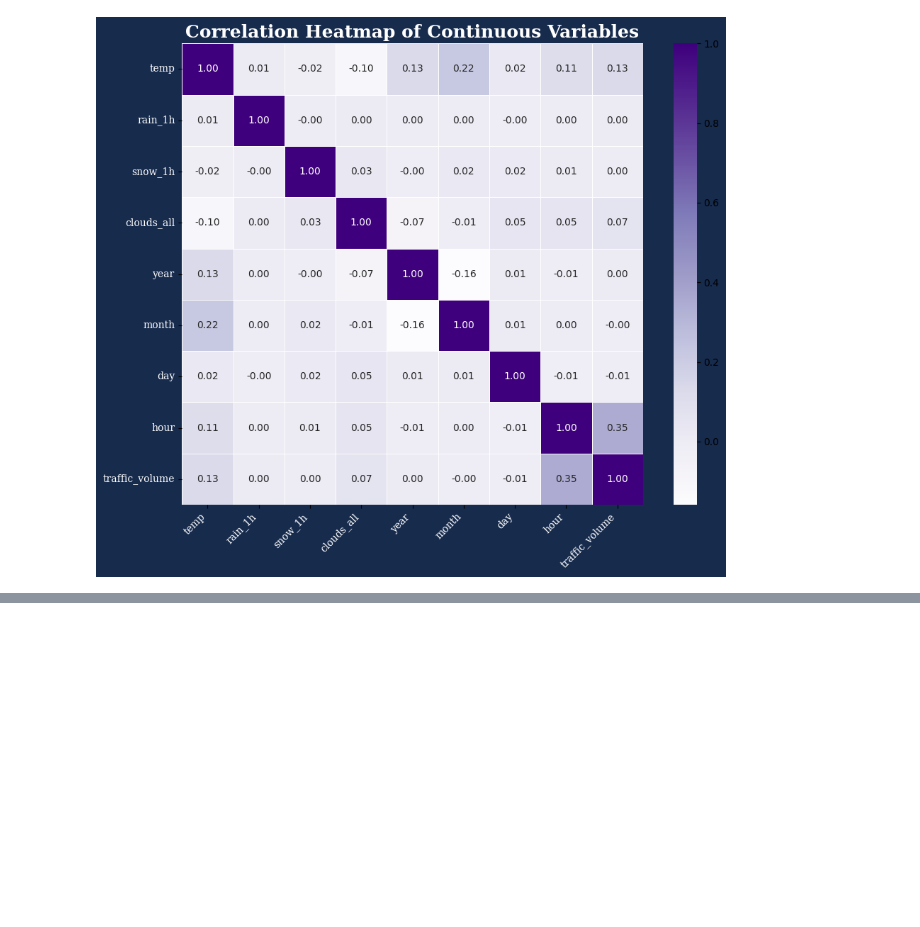
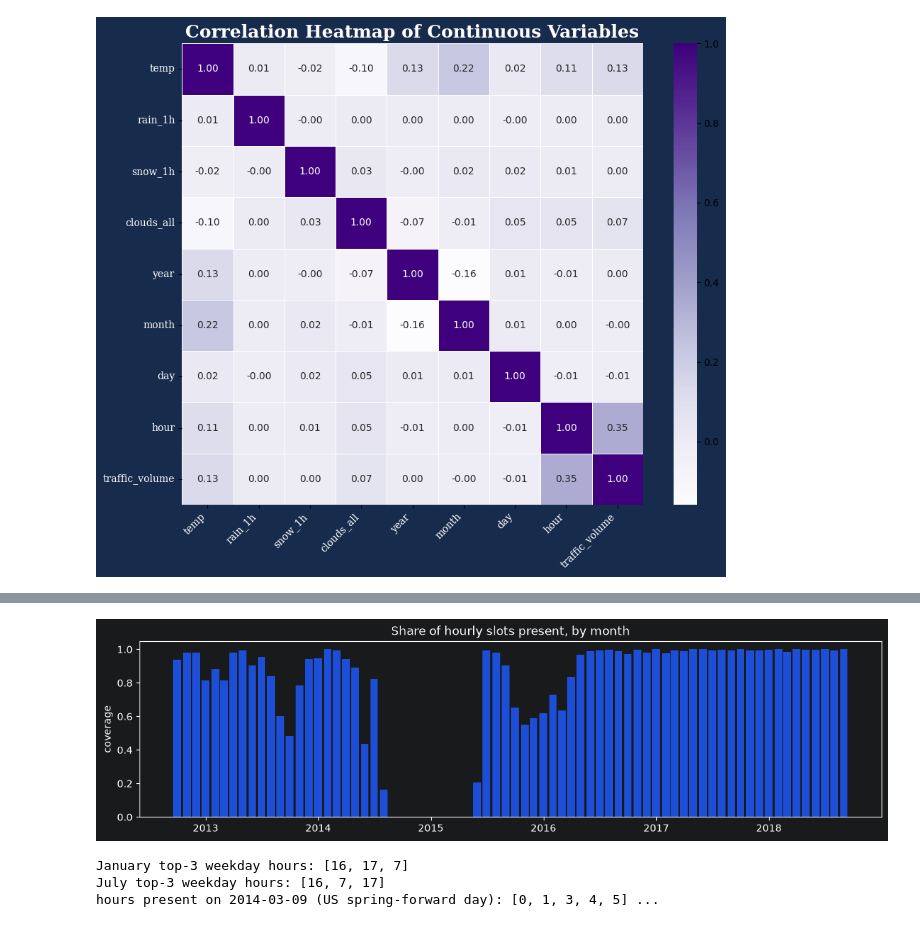
Before and after one commit to MaralFarahmandfar/studybuild-machine-learning, a Jupyter notebook: project-02/notebooks/traffic-analysis.ipynb, the cells around one changed output, grey strips where cells are left out. Drawn from its saved outputs; the diff is of its cells as text; code cells hidden in the pictures; blank space fills up the shorter version.

```diff
--- a/project-02/notebooks/traffic-analysis.ipynb
+++ b/project-02/notebooks/traffic-analysis.ipynb
@@ -690,0 +970,17 @@ plt.show()
+# %%
+ts = pd.DatetimeIndex(sorted(raw.date_time.unique()))
+full = pd.date_range(ts.min(), ts.max(), freq='h')
+print(f'expected hourly slots: {len(full):,} | present: {len(ts):,} | absent: {len(full)-len(ts):,} ({100*(len(full)-len(ts))/len(full):.1f}%)')
+
+gaps = pd.Series(ts[1:] - ts[:-1], index=ts[1:])
+big = gaps[gaps > pd.Timedelta(hours=48)].sort_values(ascending=False)
+print('\ngaps longer than 48h:')
+for end, g in big.head(6).items():
+    print(f'  {end - g} -> {end}   ({g.days} days {g.seconds//3600} h)')
+
+cov = pd.Series(1, index=ts).resample('MS').sum() / (pd.Series(1, index=full).resample('MS').sum())
+fig, ax = plt.subplots(figsize=(11, 3), constrained_layout=True)
+ax.bar(cov.index, cov.values, width=25, color='#1d4ed8')
+ax.set_title('Share of hourly slots present, by month'); ax.set_ylabel('coverage'); ax.set_ylim(0, 1.05)
+plt.show()
+# %% [output]
@@ -690,0 +996,12 @@ plt.show()
+[figure, added]
+# %%
+t0 = raw.drop_duplicates('date_time').set_index('date_time').traffic_volume
+wd0 = t0[t0.index.dayofweek < 5]
+for m, name in [(1, 'January'), (7, 'July')]:
+    s = wd0[wd0.index.month == m]
+    print(name, 'top-3 weekday hours:', s.groupby(s.index.hour).mean().nlargest(3).index.tolist())
+print('hours present on 2014-03-09 (US spring-forward day):', [int(h) for h in sorted(raw[raw.date_time.dt.strftime('%Y-%m-%d') == '2014-03-09'].date_time.dt.hour.unique())[:5]], '...')
+# %% [output]
+January top-3 weekday hours: [16, 17, 7]
+July top-3 weekday hours: [16, 7, 17]
+hours present on 2014-03-09 (US spring-forward day): [0, 1, 3, 4, 5] ...
```
Also changed, not shown: parts of 57 cells of this notebook.
